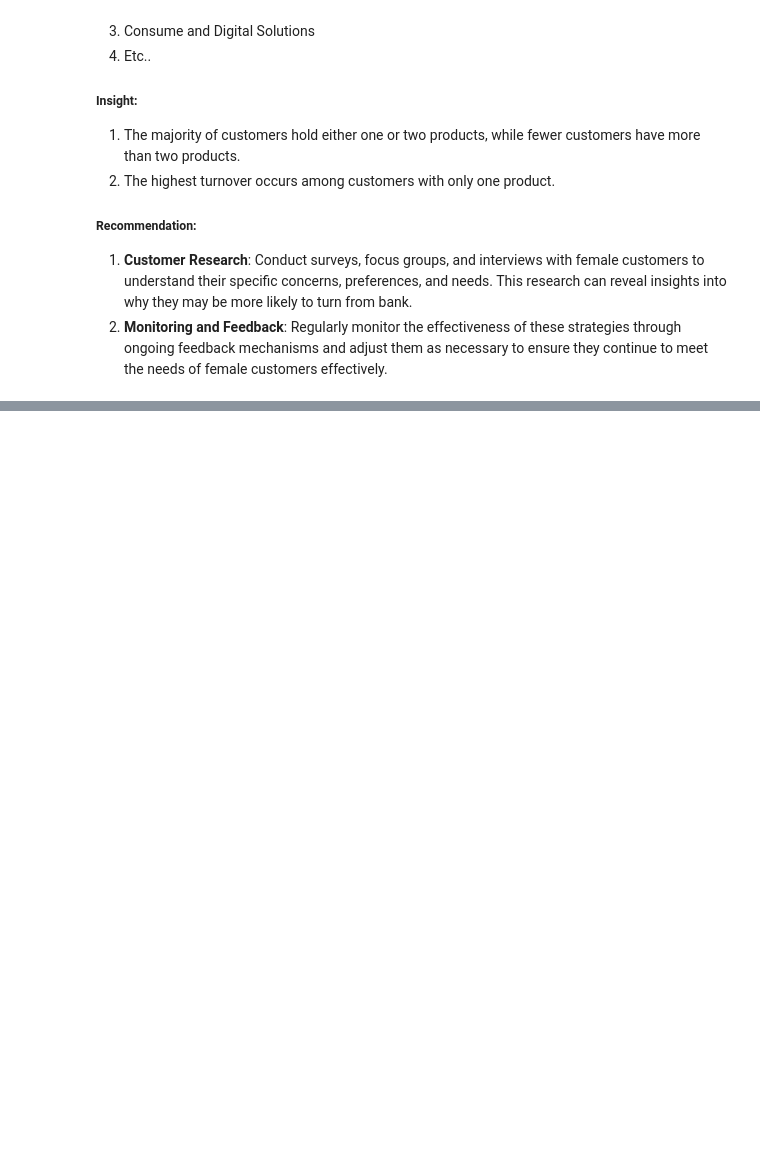
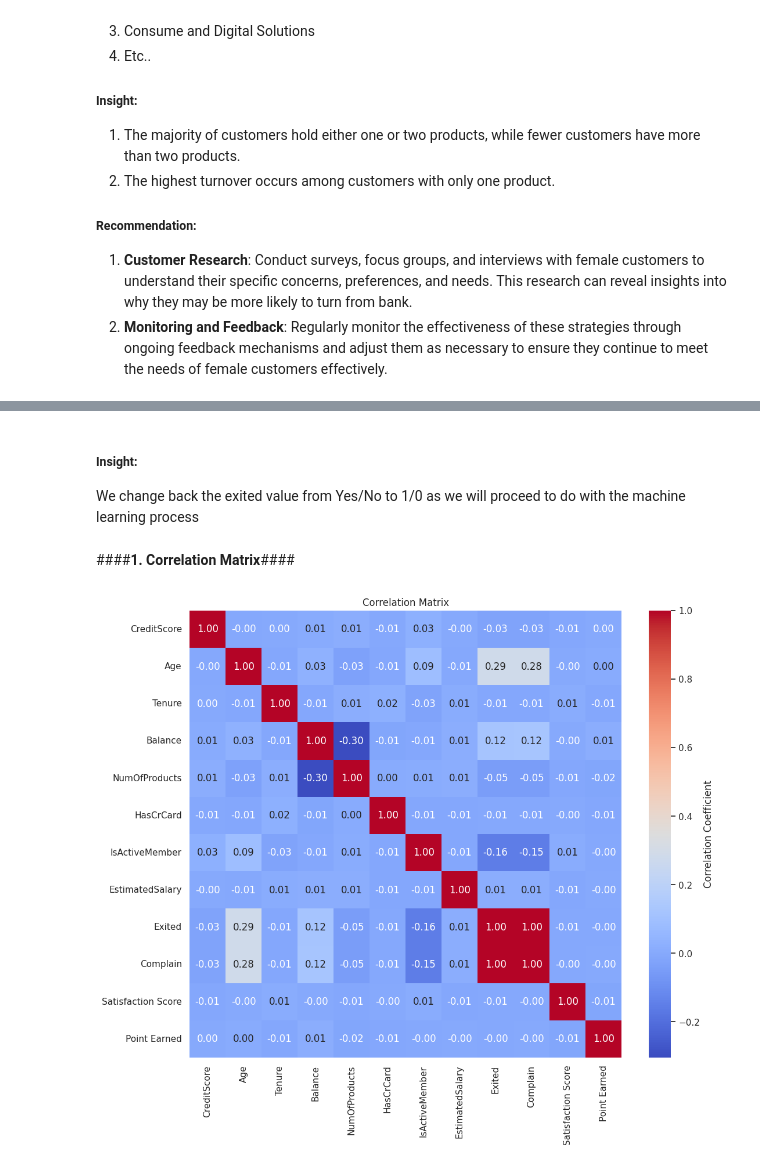
Before and after one commit to AzlinRusnan/Bank_Turnover_Analysis, a Jupyter notebook: Bank_Turnover_Analysis.ipynb, the cells around one changed output, grey strips where cells are left out. Drawn from its saved outputs; the diff is of its cells as text; code cells hidden in the pictures; blank space fills up the shorter version.

```diff
--- a/Bank_Turnover_Analysis.ipynb
+++ b/Bank_Turnover_Analysis.ipynb
@@ -324,0 +349,2 @@ Banks offer a wide range of products and services to meet the financial needs of
+# %%
+df["Exited"].replace({"No":0,"Yes":1},inplace=True)
@@ -324,0 +360,19 @@ Banks offer a wide range of products and services to meet the financial needs of
+# %% [markdown]
+##### **Insight:**
+
+We change back the exited value from Yes/No to 1/0 as we will proceed to do with the machine learning process
+# %% [markdown]
+####**1. Correlation Matrix**####
+# %%
+numeric_df = df.select_dtypes(include=[np.number])
+correlation_matrix = numeric_df.corr()
+
+# Setting up the matplotlib figure
+plt.figure(figsize=(12, 10))
+
+# Drawing the heatmap with the mask
+sns.heatmap(correlation_matrix, annot=True, fmt=".2f", cmap='coolwarm', cbar_kws={'label': 'Correlation Coefficient'})
+plt.title('Correlation Matrix')
+plt.show()
+# %% [output]
+[figure, added]
```
Also changed, not shown: parts of 24 cells of this notebook.
